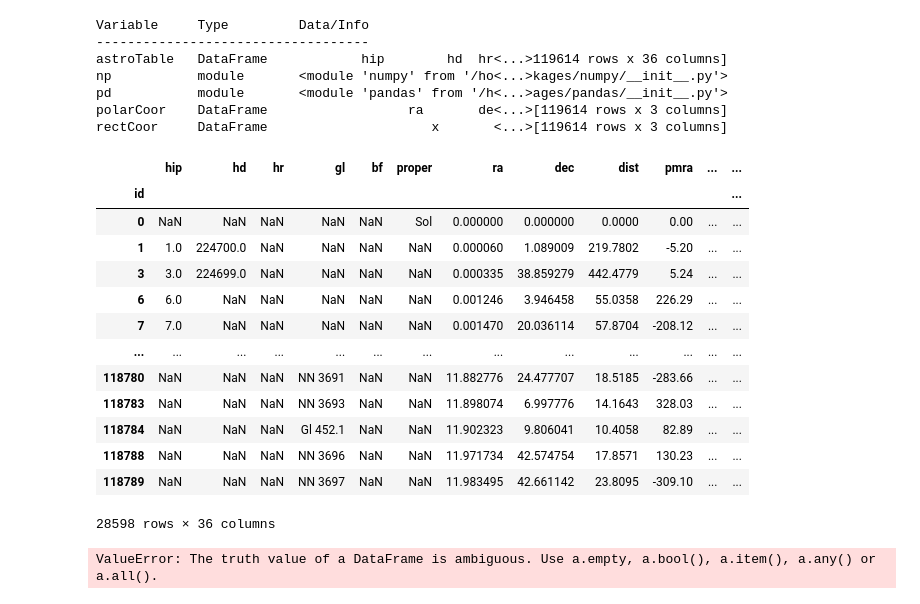
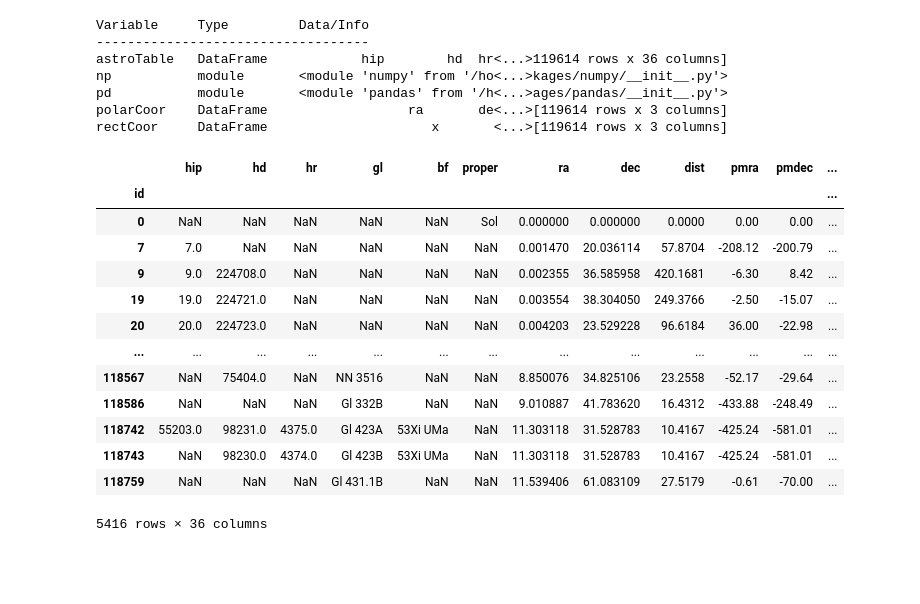
Before and after one commit to jderry/intro_to_programming, a Jupyter notebook: notebook/astroTable_pandas.ipynb, the cells around one changed output. Saved outputs shown, nothing was run; the diff lists cells and outputs as text; code cells hidden in the pictures; blank space fills up the shorter version.

```diff
--- a/notebook/astroTable_pandas.ipynb
+++ b/notebook/astroTable_pandas.ipynb
@@ -95,28 +97,24 @@ rectCoor     DataFrame                     x       <...>[119614 rows x 3 columns
 # %%
 ''' specifying a sample of records to extract using inequalities and logical operator &.
     the output is records of stars in a quadrant of the celestial sphere.
     df.loc[] allows you to select rows or columns by label or boolean array
 '''
 astroTable.loc[\
                (astroTable['ra'] >= 0) & (astroTable['ra'] <= 12) \
              & (astroTable['dec'] >= 0) & (astroTable['dec'] <= 90)\
-              ] # statement split into multi-lines to enhance readability
+             # statement split into multi-lines to enhance readability
 # %% [output]
-|  | hip | hd | hr | gl | bf | proper | ra | dec | dist | pmra | ... | ... |
+|  | hip | hd | hr | gl | bf | proper | ra | dec | dist | pmra | pmdec | ... |
 | id |  |  |  |  |  |  |  |  |  |  |  | ... |
-| 0 | NaN | NaN | NaN | NaN | NaN | Sol | 0.000000 | 0.000000 | 0.0000 | 0.00 | ... | ... |
-| 1 | 1.0 | 224700.0 | NaN | NaN | NaN | NaN | 0.000060 | 1.089009 | 219.7802 | -5.20 | ... | ... |
-| 3 | 3.0 | 224699.0 | NaN | NaN | NaN | NaN | 0.000335 | 38.859279 | 442.4779 | 5.24 | ... | ... |
-| 6 | 6.0 | NaN | NaN | NaN | NaN | NaN | 0.001246 | 3.946458 | 55.0358 | 226.29 | ... | ... |
-| 7 | 7.0 | NaN | NaN | NaN | NaN | NaN | 0.001470 | 20.036114 | 57.8704 | -208.12 | ... | ... |
+| 0 | NaN | NaN | NaN | NaN | NaN | Sol | 0.000000 | 0.000000 | 0.0000 | 0.00 | 0.00 | ... |
+| 7 | 7.0 | NaN | NaN | NaN | NaN | NaN | 0.001470 | 20.036114 | 57.8704 | -208.12 | -200.79 | ... |
+| 9 | 9.0 | 224708.0 | NaN | NaN | NaN | NaN | 0.002355 | 36.585958 | 420.1681 | -6.30 | 8.42 | ... |
+| 19 | 19.0 | 224721.0 | NaN | NaN | NaN | NaN | 0.003554 | 38.304050 | 249.3766 | -2.50 | -15.07 | ... |
+| 20 | 20.0 | 224723.0 | NaN | NaN | NaN | NaN | 0.004203 | 23.529228 | 96.6184 | 36.00 | -22.98 | ... |
 | ... | ... | ... | ... | ... | ... | ... | ... | ... | ... | ... | ... | ... |
-| 118780 | NaN | NaN | NaN | NN 3691 | NaN | NaN | 11.882776 | 24.477707 | 18.5185 | -283.66 | ... | ... |
-| 118783 | NaN | NaN | NaN | NN 3693 | NaN | NaN | 11.898074 | 6.997776 | 14.1643 | 328.03 | ... | ... |
-| 118784 | NaN | NaN | NaN | Gl 452.1 | NaN | NaN | 11.902323 | 9.806041 | 10.4058 | 82.89 | ... | ... |
-| 118788 | NaN | NaN | NaN | NN 3696 | NaN | NaN | 11.971734 | 42.574754 | 17.8571 | 130.23 | ... | ... |
-| 118789 | NaN | NaN | NaN | NN 3697 | NaN | NaN | 11.983495 | 42.661142 | 23.8095 | -309.10 | ... | ... |
+| 118567 | NaN | 75404.0 | NaN | NN 3516 | NaN | NaN | 8.850076 | 34.825106 | 23.2558 | -52.17 | -29.64 | ... |
+| 118586 | NaN | NaN | NaN | Gl 332B | NaN | NaN | 9.010887 | 41.783620 | 16.4312 | -433.88 | -248.49 | ... |
+| 118742 | 55203.0 | 98231.0 | 4375.0 | Gl 423A | 53Xi UMa | NaN | 11.303118 | 31.528783 | 10.4167 | -425.24 | -581.01 | ... |
+| 118743 | NaN | 98230.0 | 4374.0 | Gl 423B | 53Xi UMa | NaN | 11.303118 | 31.528783 | 10.4167 | -425.24 | -581.01 | ... |
+| 118759 | NaN | NaN | NaN | Gl 431.1B | NaN | NaN | 11.539406 | 61.083109 | 27.5179 | -0.61 | -70.00 | ... |
-28598 rows × 36 columns
+5416 rows × 36 columns
-# %%
-astroTable.loc?
-# %% [output]
-ValueError: The truth value of a DataFrame is ambiguous. Use a.empty, a.bool(), a.item(), a.any() or a.all().
```
Also changed, not shown: parts of 1 cell of this notebook.
